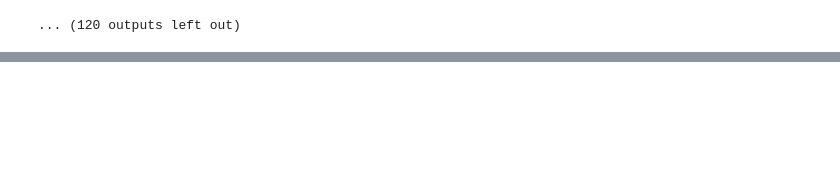
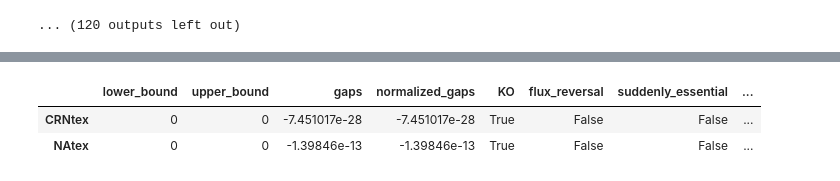
Before and after one commit to biosustain/cameo, a Jupyter notebook: examples/DifferentialFVA.ipynb, the cells around one changed output, grey strips where cells are left out. Drawn from its saved outputs; the diff is of its cells as text; code cells hidden in the pictures; blank space fills up the shorter version.

Commit message:
Somewhat functional DifferentialFVA (+ notebook)

```diff
--- a/examples/DifferentialFVA.ipynb
+++ b/examples/DifferentialFVA.ipynb
@@ -143,0 +188,15 @@ pyplot.plot(x,y, 'ro');
+# %%
+reference_model = model.copy()
+biomass_rxn = reference_model.reactions.Ec_biomass_iJO1366_core_53p95M
+biomass_rxn.lower_bound = 0.3
+target = reference_model.reactions.EX_succ_LPAREN_e_RPAREN_
+target.lower_bound = 2
+# %%
+diffFVA = DifferentialFVA(design_space_model=model,
+                          reference_model=reference_model,
+                          objective=reference_model.reactions.EX_succ_LPAREN_e_RPAREN_,
+                          variables=[biomass_rxn],
+                          normalize_ranges_by=biomass_rxn,
+                          points=10)
+# %%
+result = diffFVA.run(surface_only=True,view=view)
@@ -143,0 +222,2 @@ pyplot.plot(x,y, 'ro');
+# %%
+df = result[result.items[1]]
@@ -143,0 +240,6 @@ pyplot.plot(x,y, 'ro');
+# %%
+df.join(diffFVA.reference_flux_ranges, rsuffix='_ref', lsuffix='').query('KO == True').sort('normalized_gaps', ascending=False)
+# %% [output]
+|  | lower_bound | upper_bound | gaps | normalized_gaps | KO | flux_reversal | suddenly_essential | ... |
+| CRNtex | 0 | 0 | -7.451017e-28 | -7.451017e-28 | True | False | False | ... |
+| NAtex | 0 | 0 | -1.39846e-13 | -1.39846e-13 | True | False | False | ... |
```
Also changed, not shown: parts of 11 cells of this notebook, 1 other file.
